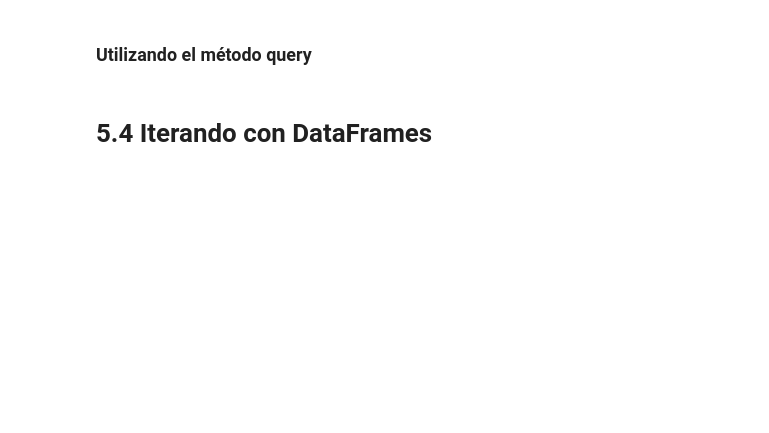
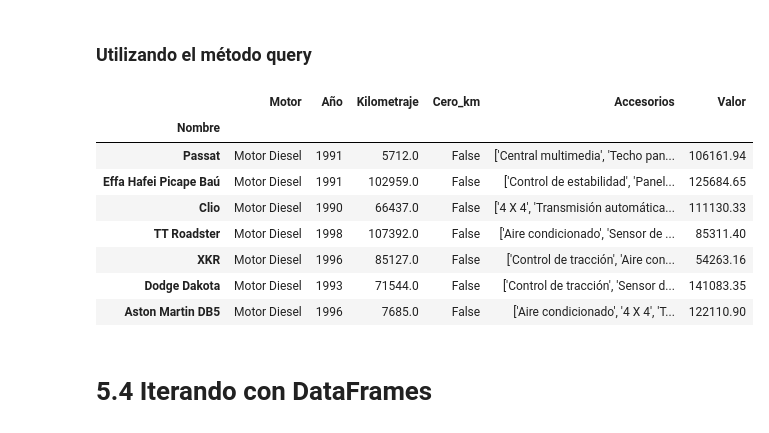
Before and after one commit to GsusLara/AluraSprint1, a Jupyter notebook: Python_para_Data_Science_Pandas.ipynb, the cells around one changed output. Cells and saved outputs as stored; diff of their text form; code cells hidden in the pictures; blank space fills up the shorter version.

```diff
--- a/Python_para_Data_Science_Pandas.ipynb
+++ b/Python_para_Data_Science_Pandas.ipynb
@@ -784,4 +968,16 @@ dataset
 # %% [markdown]
 ### Utilizando el método query
+# %%
+dataset.query('Motor == "Motor Diesel" and Año < 2000')
+# %% [output]
+|  | Motor | Año | Kilometraje | Cero_km | Accesorios | Valor |
+| Nombre |  |  |  |  |  |  |
+| Passat | Motor Diesel | 1991 | 5712.0 | False | ['Central multimedia', 'Techo pan... | 106161.94 |
+| Effa Hafei Picape Baú | Motor Diesel | 1991 | 102959.0 | False | ['Control de estabilidad', 'Panel... | 125684.65 |
+| Clio | Motor Diesel | 1990 | 66437.0 | False | ['4 X 4', 'Transmisión automática... | 111130.33 |
+| TT Roadster | Motor Diesel | 1998 | 107392.0 | False | ['Aire condicionado', 'Sensor de ... | 85311.40 |
+| XKR | Motor Diesel | 1996 | 85127.0 | False | ['Control de tracción', 'Aire con... | 54263.16 |
+| Dodge Dakota | Motor Diesel | 1993 | 71544.0 | False | ['Control de tracción', 'Sensor d... | 141083.35 |
+| Aston Martin DB5 | Motor Diesel | 1996 | 7685.0 | False | ['Aire condicionado', '4 X 4', 'T... | 122110.90 |
 # %% [markdown]
 # 5.4 Iterando con DataFrames
```
Also changed, not shown: parts of 22 cells of this notebook.
